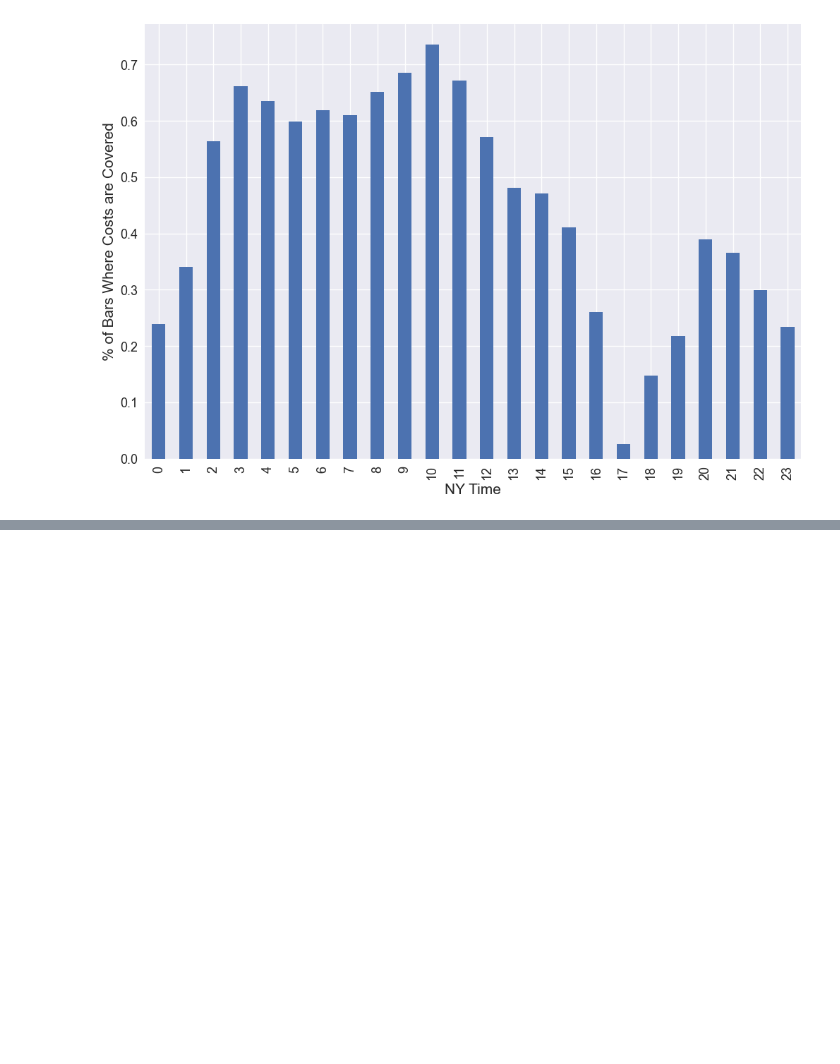
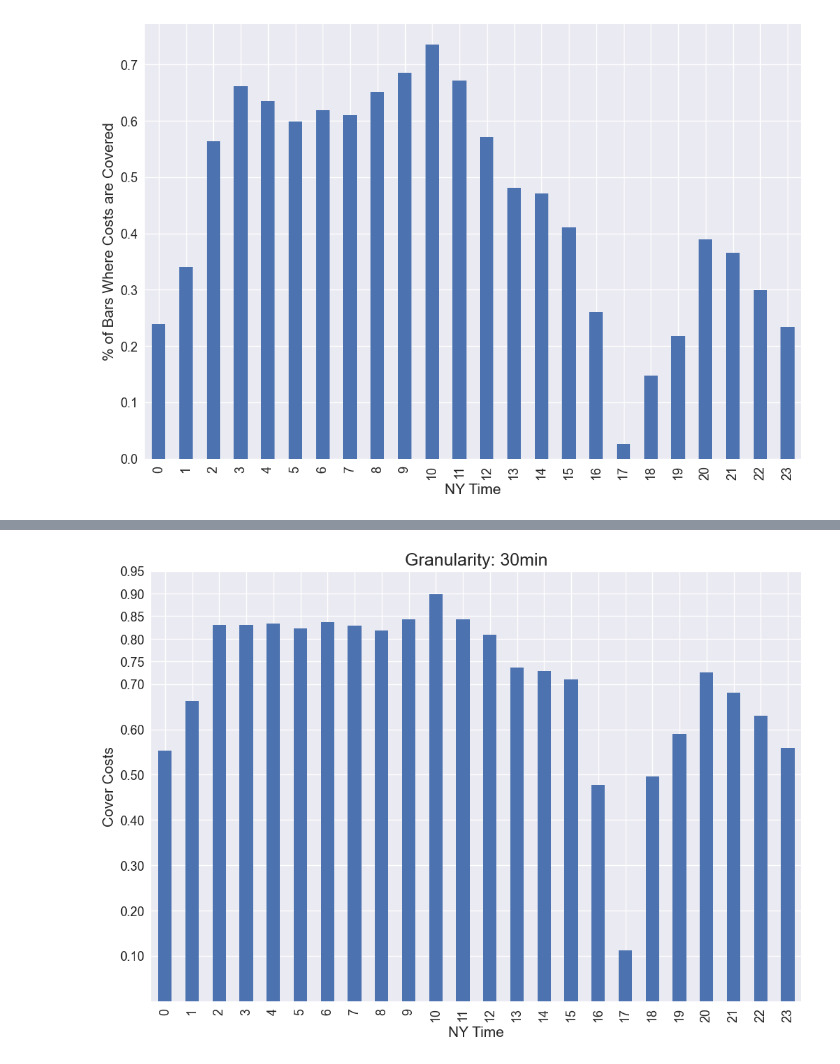
Before and after one commit to mnash29/QuantStrategies, a Jupyter notebook: samples/notebooks/control_trading_costs.ipynb, the cells around one changed output, grey strips where cells are left out. Cells and saved outputs as stored; diff of their text form; code cells hidden in the pictures; blank space fills up the shorter version.

```diff
--- a/samples/notebooks/control_trading_costs.ipynb
+++ b/samples/notebooks/control_trading_costs.ipynb
@@ -192,0 +237,4 @@ plt.show()
+# %%
+hours_of_granularity(freq="30min")
+# %% [output]
+[figure, added]
```
Also changed, not shown: parts of 6 cells of this notebook.
